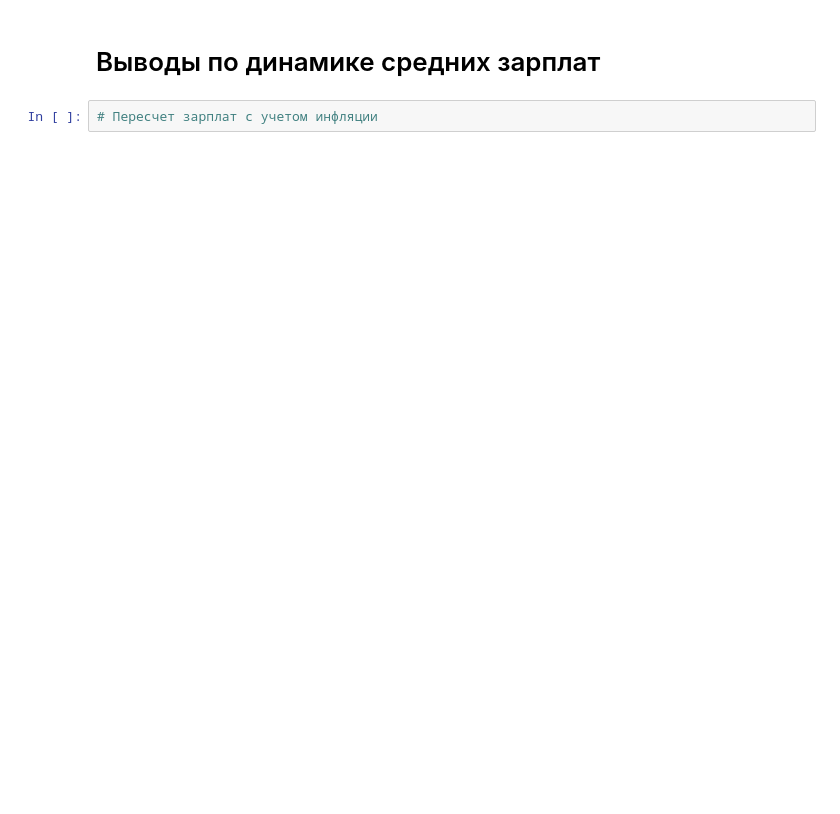
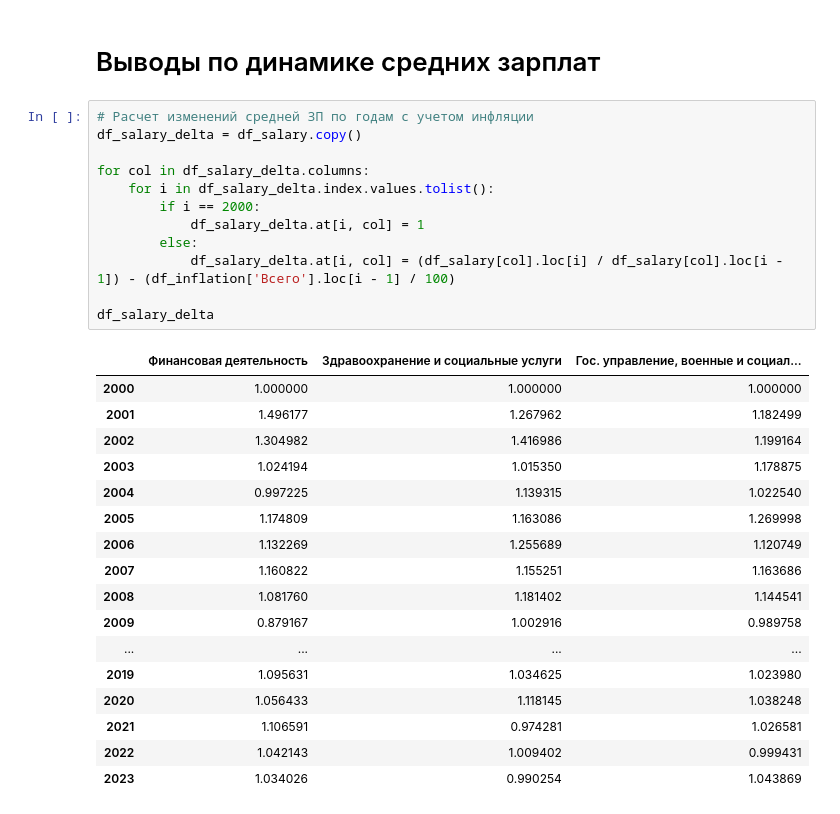
Before and after one commit to yegerless/salary_analysis, a Jupyter notebook: primary_analysis.ipynb, the cells around one changed output. Drawn from its saved outputs; the diff is of its cells as text; blank space fills up the shorter version.

```diff
--- a/primary_analysis.ipynb
+++ b/primary_analysis.ipynb
@@ -80,5 +105,33 @@ salary_fig.update_layout(title={'text': '<b>Динамика средней за
 salary_fig.show()
 # %% [markdown]
 # Выводы по динамике средних зарплат
-# %%
-# Пересчет зарплат с учетом инфляции
+# %%
+# Расчет изменений средней ЗП по годам с учетом инфляции
+df_salary_delta = df_salary.copy()
+
+for col in df_salary_delta.columns:
+    for i in df_salary_delta.index.values.tolist():
+        if i == 2000:
+            df_salary_delta.at[i, col] = 1
+        else:
+            df_salary_delta.at[i, col] = (df_salary[col].loc[i] / df_salary[col].loc[i - 1]) - (df_inflation['Всего'].loc[i - 1] / 100)
+
+df_salary_delta
+# %% [output]
+|  | Финансовая деятельность | Здравоохранение и социальные услуги | Гос. управление, военные и социал... |
+| 2000 | 1.000000 | 1.000000 | 1.000000 |
+| 2001 | 1.496177 | 1.267962 | 1.182499 |
+| 2002 | 1.304982 | 1.416986 | 1.199164 |
+| 2003 | 1.024194 | 1.015350 | 1.178875 |
+| 2004 | 0.997225 | 1.139315 | 1.022540 |
+| 2005 | 1.174809 | 1.163086 | 1.269998 |
+| 2006 | 1.132269 | 1.255689 | 1.120749 |
+| 2007 | 1.160822 | 1.155251 | 1.163686 |
+| 2008 | 1.081760 | 1.181402 | 1.144541 |
+| 2009 | 0.879167 | 1.002916 | 0.989758 |
+| ... | ... | ... | ... |
+| 2019 | 1.095631 | 1.034625 | 1.023980 |
+| 2020 | 1.056433 | 1.118145 | 1.038248 |
+| 2021 | 1.106591 | 0.974281 | 1.026581 |
+| 2022 | 1.042143 | 1.009402 | 0.999431 |
+| 2023 | 1.034026 | 0.990254 | 1.043869 |
```
Also changed, not shown: parts of 9 cells of this notebook.
